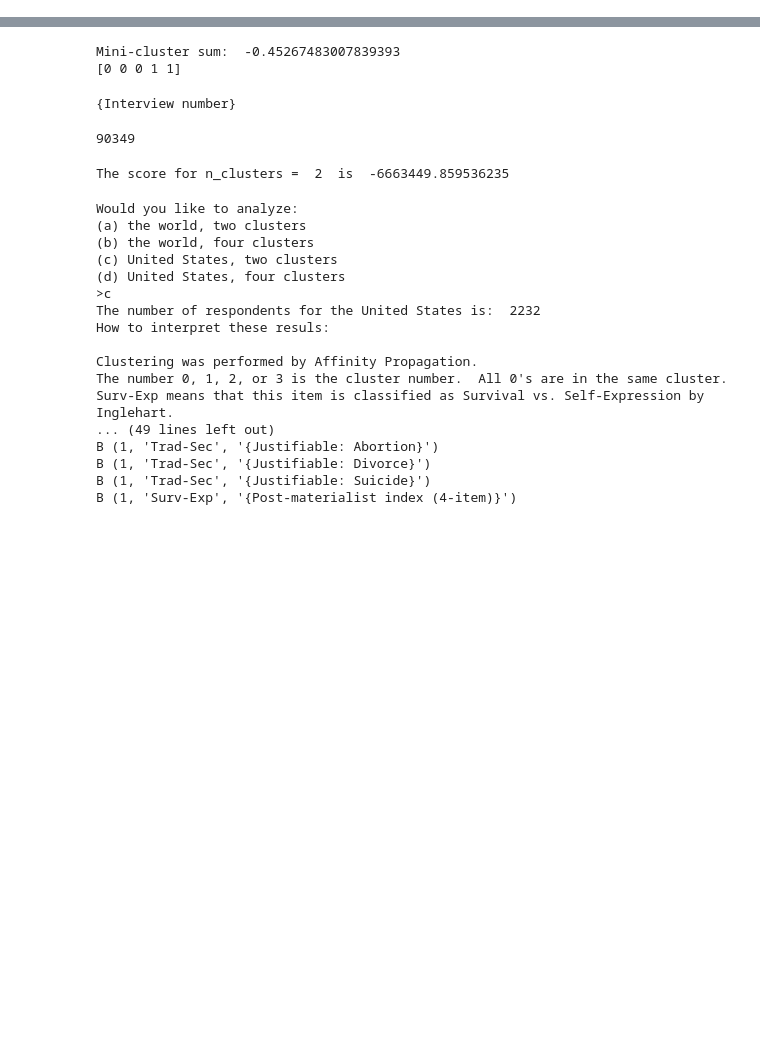
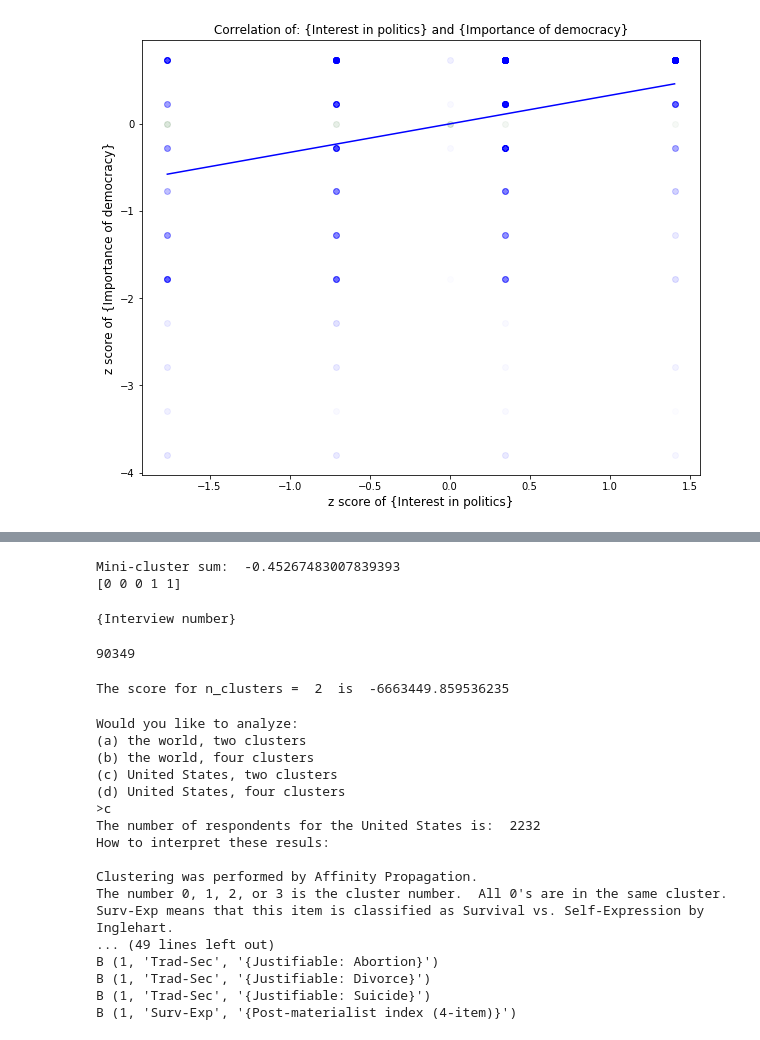
Before and after one commit to joshvonkorff/Project-1, a Jupyter notebook: WVS-1.ipynb, the cells around one changed output, grey strips where cells are left out. Drawn from its saved outputs; the diff is of its cells as text; code cells hidden in the pictures; blank space fills up the shorter version.

```diff
--- a/WVS-1.ipynb
+++ b/WVS-1.ipynb
@@ -292,0 +342,37 @@ B (3, 'Surv-Exp', '{Post-materialist index (4-item)}')
+# %%
+def plot_pair_items(m, n, mparity, nparity, matrix, spec_series, all_nums):
+  '''
+  Plot survey items m and n's z-scores
+  There should almost always be points at z = 0; these correspond to missing data.
+  '''
+
+  plt.figure(figsize=(10,8))
+
+  matm = matrix[m, :] if mparity == 1 else -matrix[m, :]
+  matn = matrix[n, :] if nparity == 1 else -matrix[n, :]
+
+  nonzero = list(zip(*[a for a in zip(matm, matn) if a[0] != 0 and a[1] != 0]))
+  mzer = zip(*[a for a in zip(matm, matn) if a[0] == 0 and a[1] != 0])
+  nzer = zip(*[a for a in zip(matm, matn) if a[0] != 0 and a[1] == 0])
+  zer = zip(*[a for a in zip(matm, matn) if a[0] == 0 and a[1] == 0])
+
+  alpha = 0.01
+  z = 'green'
+  nz = 'blue'
+  plt.plot(*nonzero, color = nz, marker = 'o', alpha = alpha, linestyle='None')
+  plt.plot(*mzer, color=z, marker='o', alpha = alpha, linestyle='None')
+  plt.plot(*nzer, color=z, marker='o', alpha = alpha, linestyle='None')
+  plt.plot(*zer, color=z, marker='o', alpha = alpha, linestyle='None')
+
+  x, y = matm, matn
+  plt.plot(np.unique(x), np.poly1d(np.polyfit(x, y, 1))(np.unique(x)), 'b-')
+
+  plt.title("Correlation of: " + spec_series.iloc[all_nums[m]] + " and " + spec_series.iloc[all_nums[n]])
+  plt.xlabel("z score of " + spec_series.iloc[all_nums[m]], size='large')
+  plt.ylabel("z score of " + spec_series.iloc[all_nums[n]], size='large')
+
+  plt.savefig("items-" + str(m) + "-" + str(n) + ".jpg")
+
+plot_pair_items(20, 24, -1, 1, X, spec_series, all_nums)
+# %% [output]
+[figure, added]
```
Also changed, not shown: parts of 7 cells of this notebook, 3 other files.
